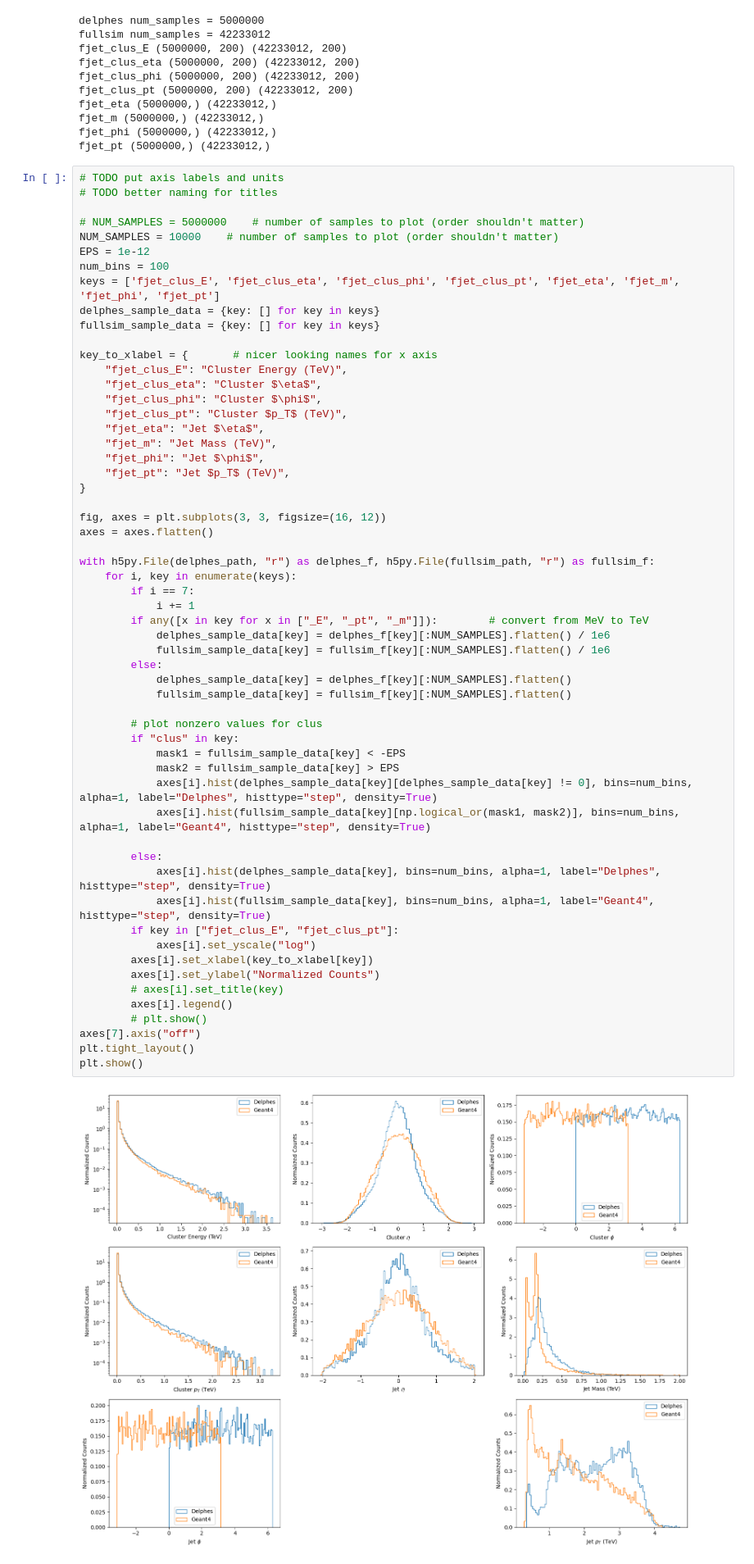
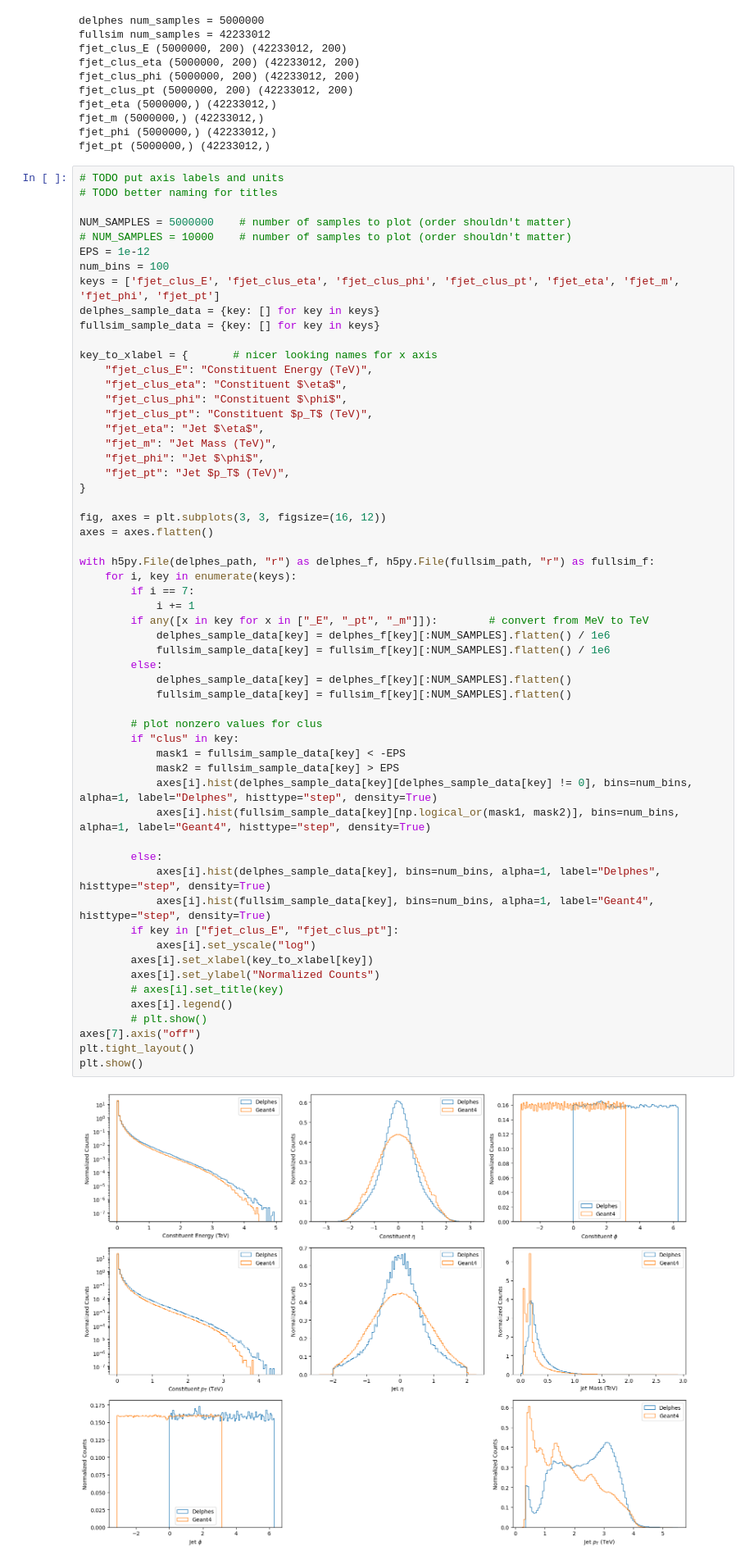
Before and after one commit to evilpegasus/transfer-learning, a Jupyter notebook: eda.ipynb, the cells around one changed output. Shown at 82% size. Cells and saved outputs as stored; diff of their text form.

Commit message:
rename cluster to constituent

```diff
--- a/eda.ipynb
+++ b/eda.ipynb
@@ -41,8 +41,8 @@ fjet_pt (5000000,) (42233012,)
 # TODO put axis labels and units
 # TODO better naming for titles
 
-# NUM_SAMPLES = 5000000    # number of samples to plot (order shouldn't matter)
-NUM_SAMPLES = 10000    # number of samples to plot (order shouldn't matter)
+NUM_SAMPLES = 5000000    # number of samples to plot (order shouldn't matter)
+# NUM_SAMPLES = 10000    # number of samples to plot (order shouldn't matter)
 EPS = 1e-12
 num_bins = 100
 keys = ['fjet_clus_E', 'fjet_clus_eta', 'fjet_clus_phi', 'fjet_clus_pt', 'fjet_eta', 'fjet_m', 'fjet_phi', 'fjet_pt']
@@ -50,10 +50,10 @@ delphes_sample_data = {key: [] for key in keys}
 fullsim_sample_data = {key: [] for key in keys}
 
 key_to_xlabel = {       # nicer looking names for x axis
-    "fjet_clus_E": "Cluster Energy (TeV)",
-    "fjet_clus_eta": "Cluster $\eta$",
-    "fjet_clus_phi": "Cluster $\phi$",
-    "fjet_clus_pt": "Cluster $p_T$ (TeV)",
+    "fjet_clus_E": "Constituent Energy (TeV)",
+    "fjet_clus_eta": "Constituent $\eta$",
+    "fjet_clus_phi": "Constituent $\phi$",
+    "fjet_clus_pt": "Constituent $p_T$ (TeV)",
     "fjet_eta": "Jet $\eta$",
     "fjet_m": "Jet Mass (TeV)",
     "fjet_phi": "Jet $\phi$",
@@ -68,34 +68,34 @@ with h5py.File(delphes_path, "r") as delphes_f, h5py.File(fullsim_path, "r") as
         if i == 7:
             i += 1
         if any([x in key for x in ["_E", "_pt", "_m"]]):        # convert from MeV to TeV
             delphes_sample_data[key] = delphes_f[key][:NUM_SAMPLES].flatten() / 1e6
             fullsim_sample_data[key] = fullsim_f[key][:NUM_SAMPLES].flatten() / 1e6
         else:
             delphes_sample_data[key] = delphes_f[key][:NUM_SAMPLES].flatten()
             fullsim_sample_data[key] = fullsim_f[key][:NUM_SAMPLES].flatten()
 
         # plot nonzero values for clus
         if "clus" in key:
             mask1 = fullsim_sample_data[key] < -EPS
             mask2 = fullsim_sample_data[key] > EPS
             axes[i].hist(delphes_sample_data[key][delphes_sample_data[key] != 0], bins=num_bins, alpha=1, label="Delphes", histtype="step", density=True)
             axes[i].hist(fullsim_sample_data[key][np.logical_or(mask1, mask2)], bins=num_bins, alpha=1, label="Geant4", histtype="step", density=True)
 
         else:
             axes[i].hist(delphes_sample_data[key], bins=num_bins, alpha=1, label="Delphes", histtype="step", density=True)
             axes[i].hist(fullsim_sample_data[key], bins=num_bins, alpha=1, label="Geant4", histtype="step", density=True)
         if key in ["fjet_clus_E", "fjet_clus_pt"]:
             axes[i].set_yscale("log")
         axes[i].set_xlabel(key_to_xlabel[key])
         axes[i].set_ylabel("Normalized Counts")
         # axes[i].set_title(key)
         axes[i].legend()
         # plt.show()
 axes[7].axis("off")
 plt.tight_layout()
 plt.show()
 # %% [output]
-[figure, old version]
+[figure, new version]
 # %%
 # sparsity check (non zero entries)
 
```
